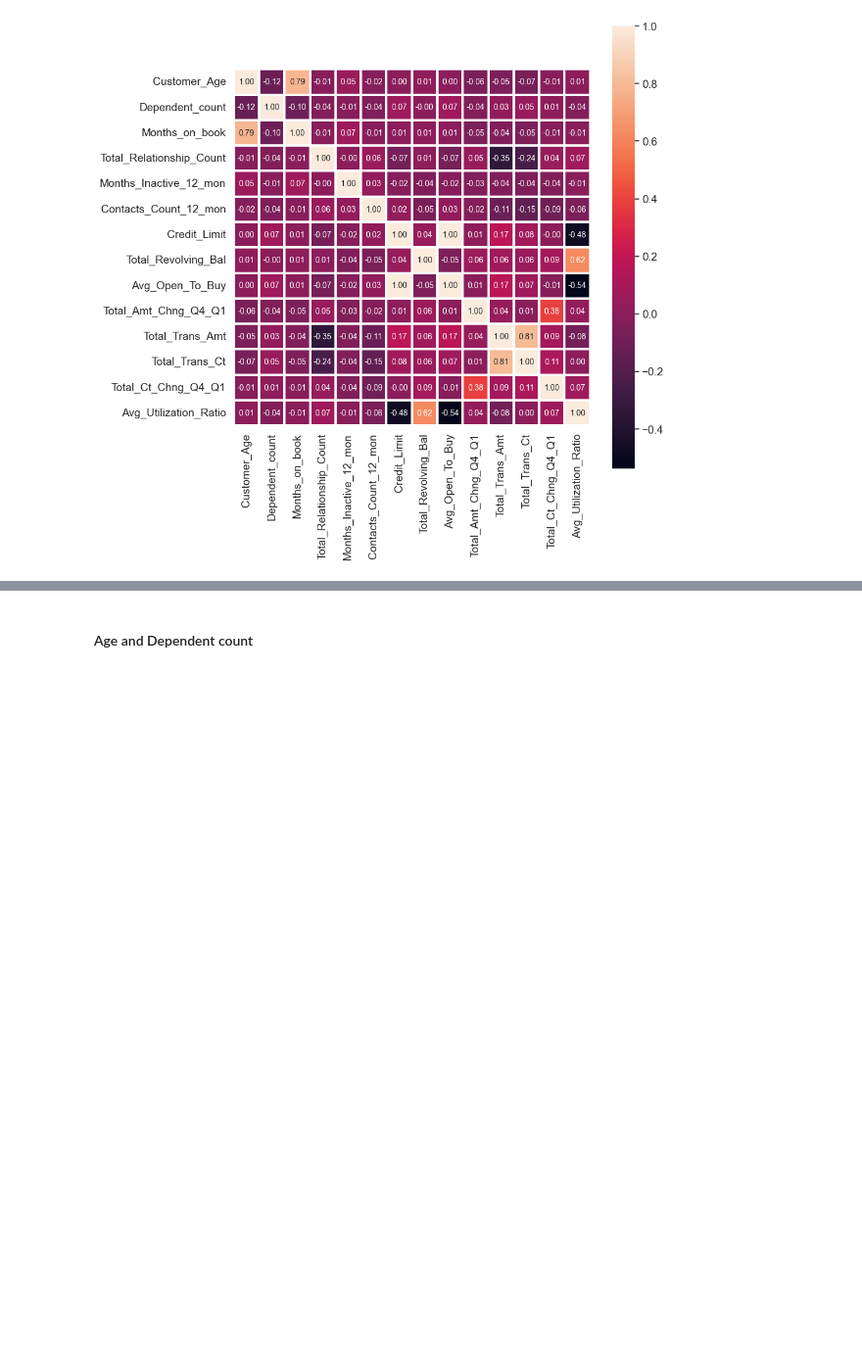
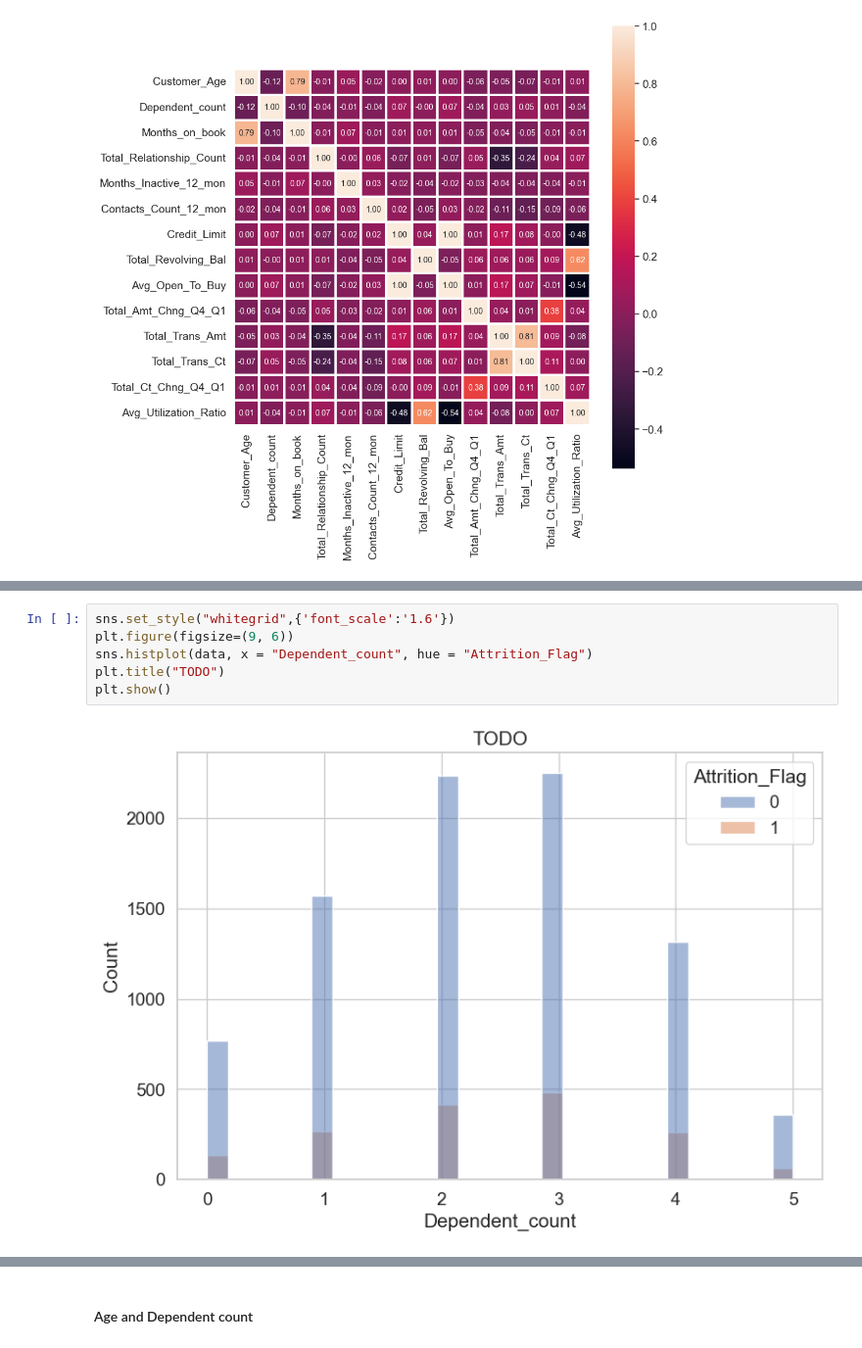
Before and after one commit to kasiadybcio/Credit_card, a Jupyter notebook: eda.ipynb, the cells around one changed output, grey strips where cells are left out. Shown at 98% size. Cells and saved outputs as stored; diff of their text form; blank space fills up the shorter version.

```diff
--- a/eda.ipynb
+++ b/eda.ipynb
@@ -526,0 +565,8 @@ plt.show()
+# %%
+sns.set_style("whitegrid",{'font_scale':'1.6'})
+plt.figure(figsize=(9, 6))
+sns.histplot(data, x = "Dependent_count", hue = "Attrition_Flag")
+plt.title("TODO")
+plt.show()
+# %% [output]
+[figure, added]
```
Also changed, not shown: parts of 22 cells of this notebook.
